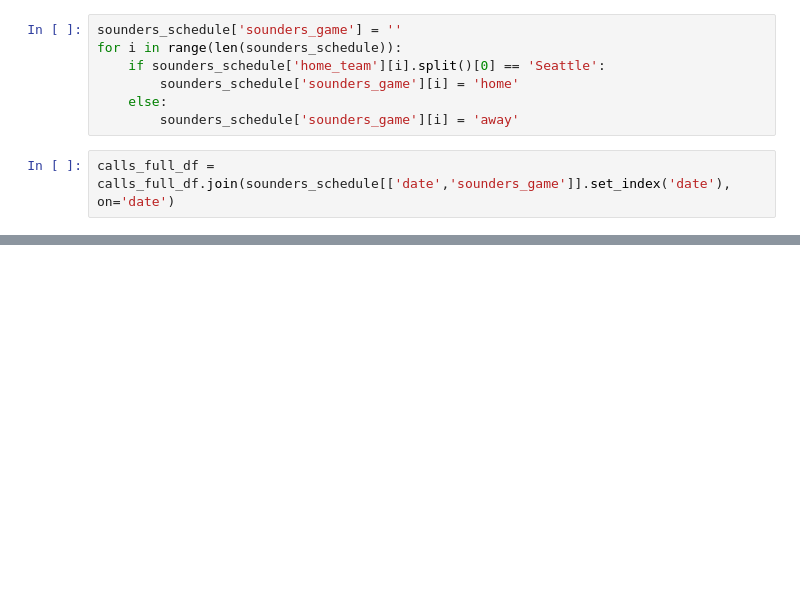
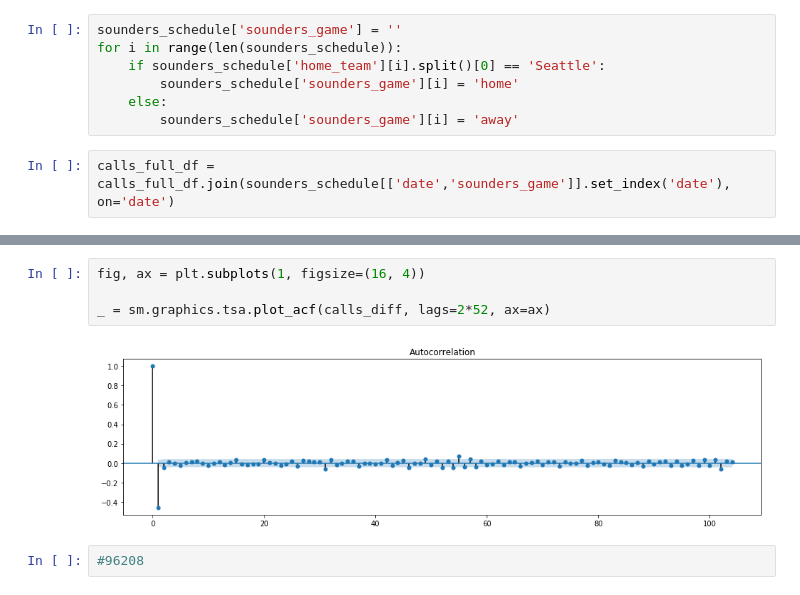
Before and after one commit to analyticallycorrect/seattle_domestic_violence, a Jupyter notebook: Notebooks/seattle_dv_eda.ipynb, the cells around one changed output, grey strips where cells are left out. Drawn from its saved outputs; the diff is of its cells as text; blank space fills up the shorter version.

```diff
--- a/Notebooks/seattle_dv_eda.ipynb
+++ b/Notebooks/seattle_dv_eda.ipynb
@@ -287,0 +353,8 @@ calls_full_df = calls_full_df.join(sounders_schedule[['date','sounders_game']].s
+# %%
+fig, ax = plt.subplots(1, figsize=(16, 4))
+
+_ = sm.graphics.tsa.plot_acf(calls_diff, lags=2*52, ax=ax)
+# %% [output]
+[figure, added]
+# %%
+#96208
```
Also changed, not shown: parts of 30 cells of this notebook.
